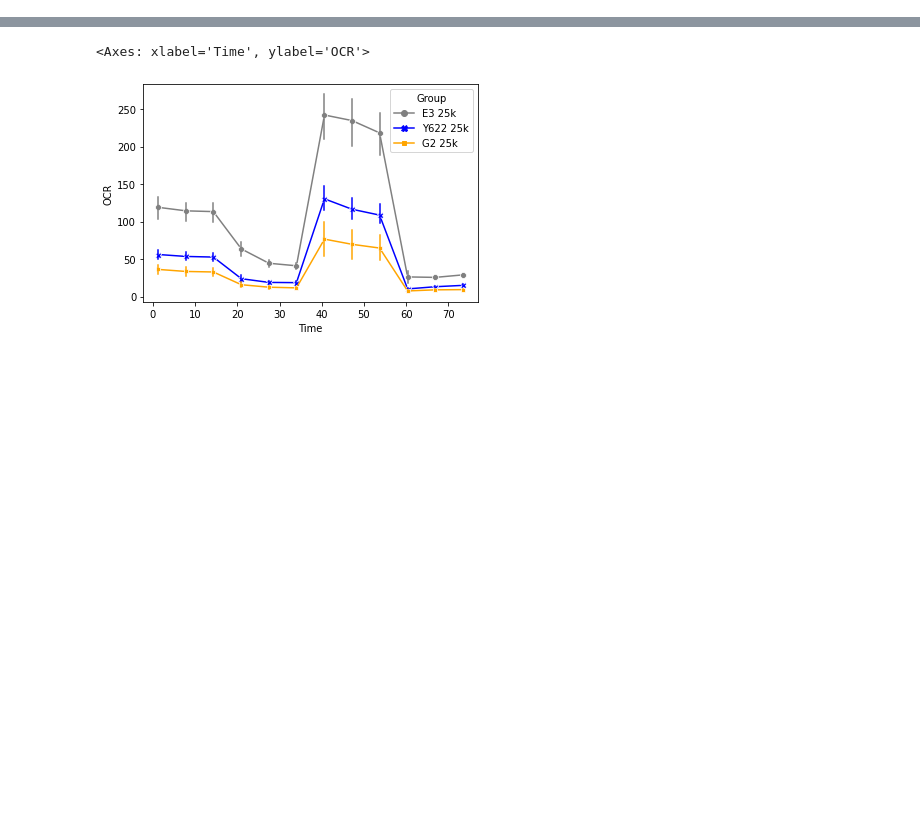
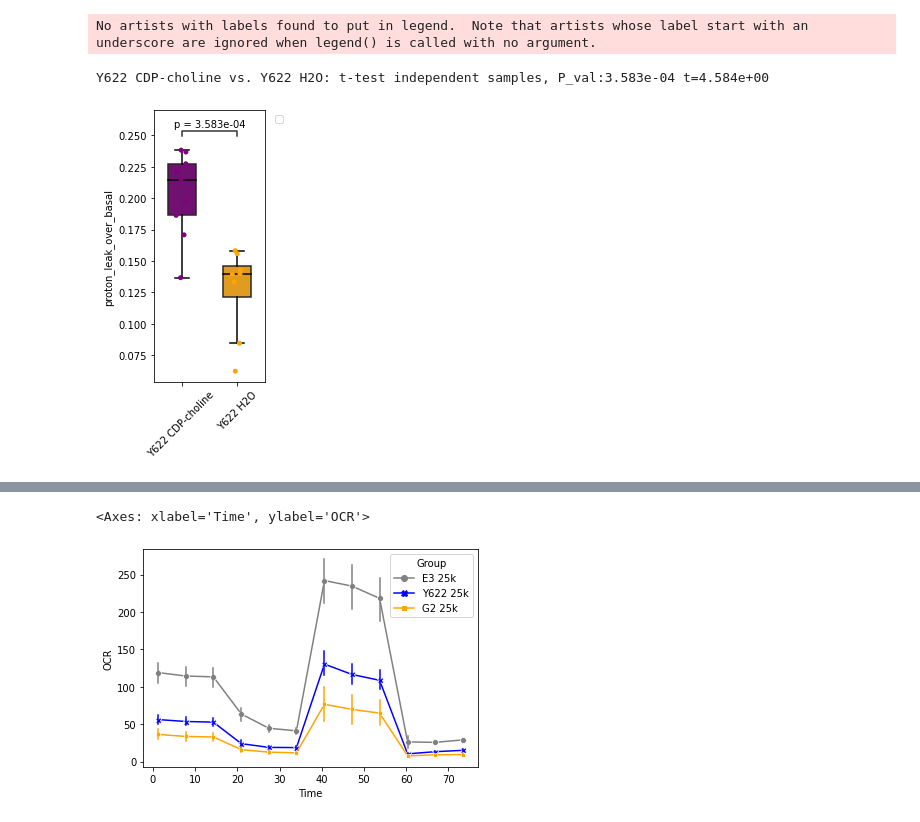
Before and after one commit to djunamay/ABCA7lof2, a Jupyter notebook: notebooks/seahorse.ipynb, the cells around one changed output, grey strips where cells are left out. Cells and saved outputs as stored; diff of their text form; code cells hidden in the pictures; blank space fills up the shorter version.

Commit message:
adding treatment

```diff
--- a/notebooks/seahorse.ipynb
+++ b/notebooks/seahorse.ipynb
@@ -25,0 +73,43 @@ sns.boxplot(data = df, x = 'Group', y = 'Hoescht')
+# %%
+T = [[compute_integral(df_temp, y, x, 'OCR') for x in range(2,13)] for y in np.unique(df_temp['Well'])]
+D = np.vstack(T)
+D = D.T
+
+basal = np.sum(D[:2], axis=0)
+oligomycin = np.sum(D[3:5], axis=0)
+fccp = np.sum(D[6:8], axis=0)
+antimycin = np.sum(D[9:11], axis=0)
+
+df = pd.DataFrame(np.concatenate((basal.reshape(-1,1), oligomycin.reshape(-1,1), fccp.reshape(-1,1), antimycin.reshape(-1,1)), axis=1))
+df.columns = ['basal', 'oligomycin', 'fccp', 'antimycin']
+df['well'] = np.unique(df_temp['Well'])
+
+dictionary = dict(zip(df_temp['Well'], df_temp['Group']))
+df['grp'] = [dictionary[x] for x in df['well']]
+
+non_mito = antimycin
+true_basal = basal-non_mito
+proton_leak = oligomycin - non_mito
+maximal = fccp - non_mito
+spare = maximal - true_basal
+atp = true_basal - proton_leak
+
+df['non_mito'] = non_mito
+df['true_basal'] = true_basal
+df['proton_leak'] = proton_leak
+df['maximal'] = maximal
+df['spare'] = spare
+df['atp'] = atp
+df['max_over_basal'] = maximal/true_basal
+df['atp_over_basal'] = atp/true_basal
+df['proton_leak_over_basal'] = proton_leak/true_basal
+df['temp'] = proton_leak/atp
+# %%
+plt.figure(figsize=(2,5))
+colors = dict(zip(['E3 CDP-choline', 'E3 H2O', 'G2 CDP-choline', 'G2 H2O', 'Y622 CDP-choline', 'Y622 H2O', 'Unassigned', 'Background'], [ 'grey', 'black', 'cyan', 'blue', 'purple', 'orange', 'purple', 'pink']))
+
+plot_boxplot_by_treatment(df, 'proton_leak_over_basal', colors, colors)
+# %% [output]
+No artists with labels found to put in legend.  Note that artists whose label start with an underscore are ignored when legend() is called with no argument.
+Y622 CDP-choline vs. Y622 H2O: t-test independent samples, P_val:3.583e-04 t=4.584e+00
+[figure, added]
```
Also changed, not shown: parts of 24 cells of this notebook.
